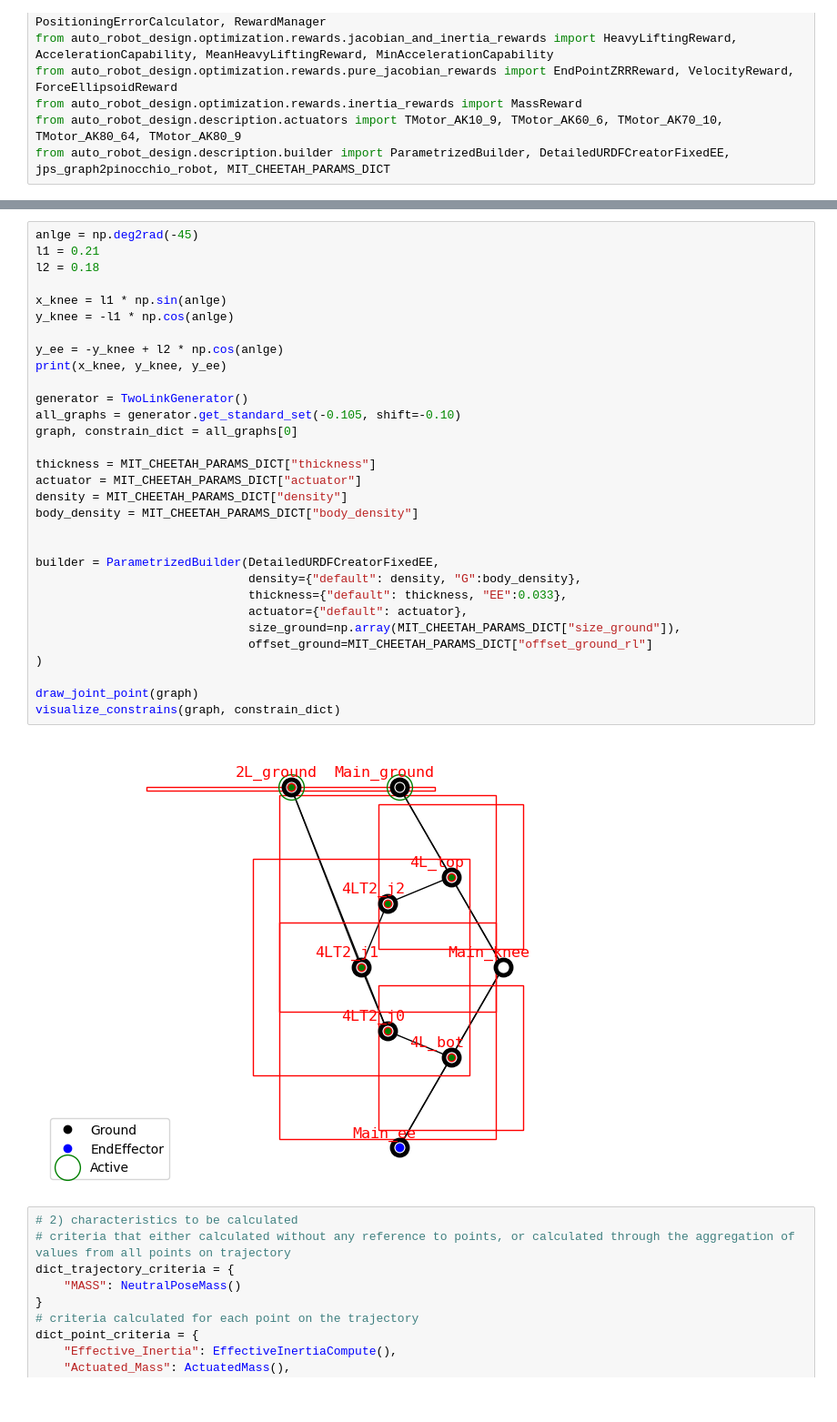
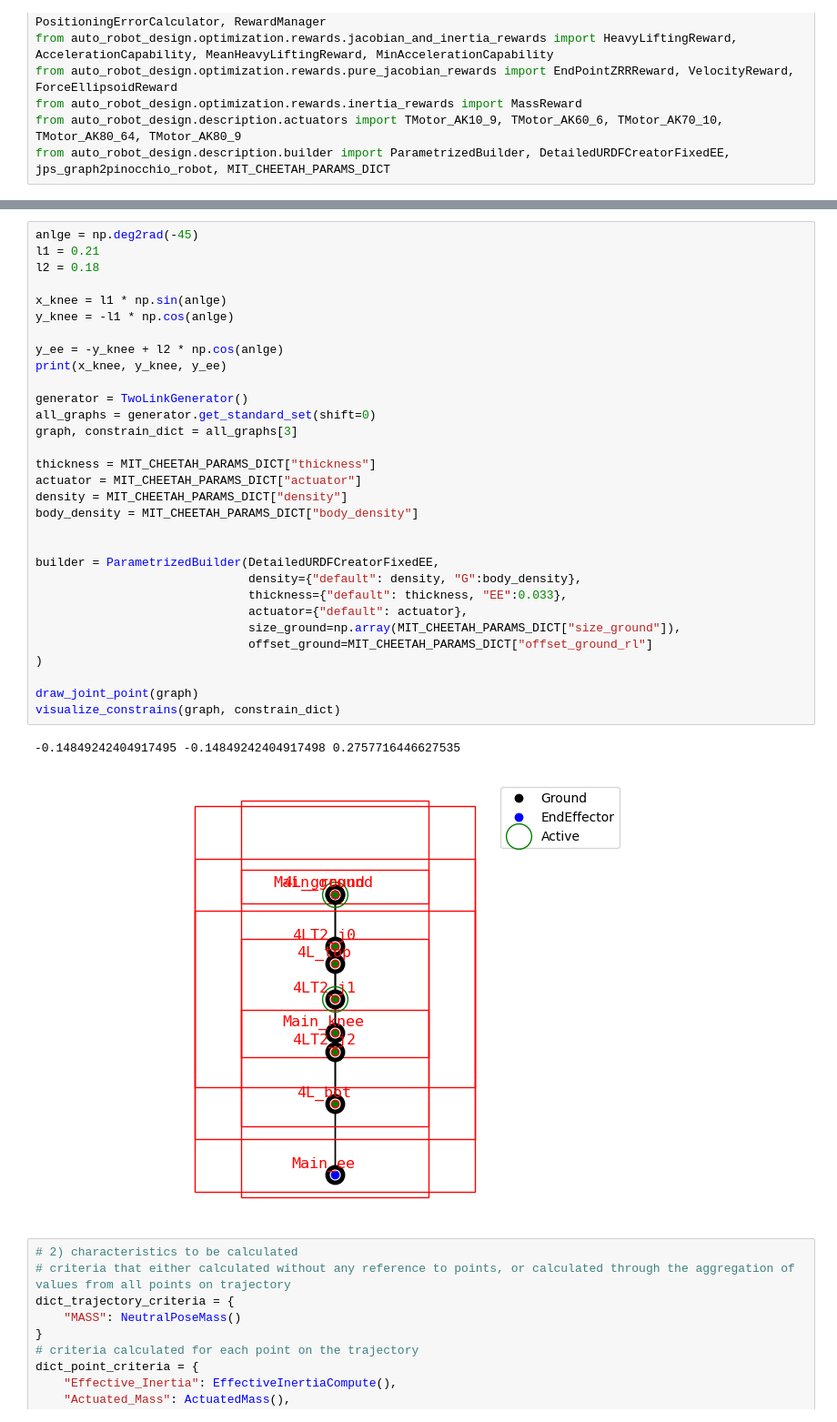
Before and after one commit to LicAiBeerLab/auto-robotics-design, a Jupyter notebook: apps/optimize/single_topology_normilized.ipynb, the cells around one changed output, grey strips where cells are left out. Shown at 91% size. Cells and saved outputs as stored; diff of their text form.

```diff
--- a/apps/optimize/single_topology_normilized.ipynb
+++ b/apps/optimize/single_topology_normilized.ipynb
@@ -27,36 +51,37 @@ from auto_robot_design.description.builder import ParametrizedBuilder, DetailedU
 # %%
 anlge = np.deg2rad(-45)
 l1 = 0.21
 l2 = 0.18
 
 x_knee = l1 * np.sin(anlge)
 y_knee = -l1 * np.cos(anlge)
 
 y_ee = -y_knee + l2 * np.cos(anlge)
 print(x_knee, y_knee, y_ee)
 
 generator = TwoLinkGenerator()
-all_graphs = generator.get_standard_set(-0.105, shift=-0.10)
-graph, constrain_dict = all_graphs[0]
+all_graphs = generator.get_standard_set(shift=0)
+graph, constrain_dict = all_graphs[3]
 
 thickness = MIT_CHEETAH_PARAMS_DICT["thickness"]
 actuator = MIT_CHEETAH_PARAMS_DICT["actuator"]
 density = MIT_CHEETAH_PARAMS_DICT["density"]
 body_density = MIT_CHEETAH_PARAMS_DICT["body_density"]
 
 
 builder = ParametrizedBuilder(DetailedURDFCreatorFixedEE,
                               density={"default": density, "G":body_density},
                               thickness={"default": thickness, "EE":0.033},
                               actuator={"default": actuator},
                               size_ground=np.array(MIT_CHEETAH_PARAMS_DICT["size_ground"]),
                               offset_ground=MIT_CHEETAH_PARAMS_DICT["offset_ground_rl"]
 )
 
 draw_joint_point(graph)
 visualize_constrains(graph, constrain_dict)
 # %% [output]
+-0.14849242404917495 -0.14849242404917498 0.2757716446627535
-[figure, old version]
+[figure, new version]
 # %%
 # 2) characteristics to be calculated
 # criteria that either calculated without any reference to points, or calculated through the aggregation of values from all points on trajectory
```
Also changed, not shown: parts of 6 cells of this notebook, 4 other files.
